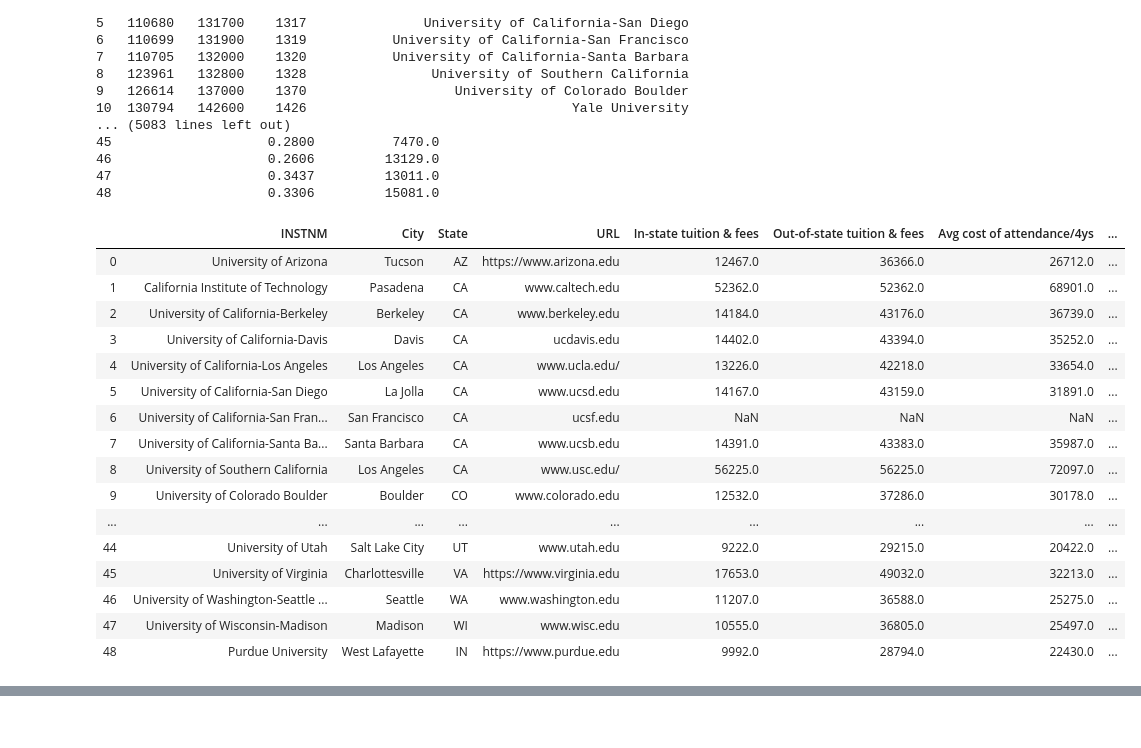
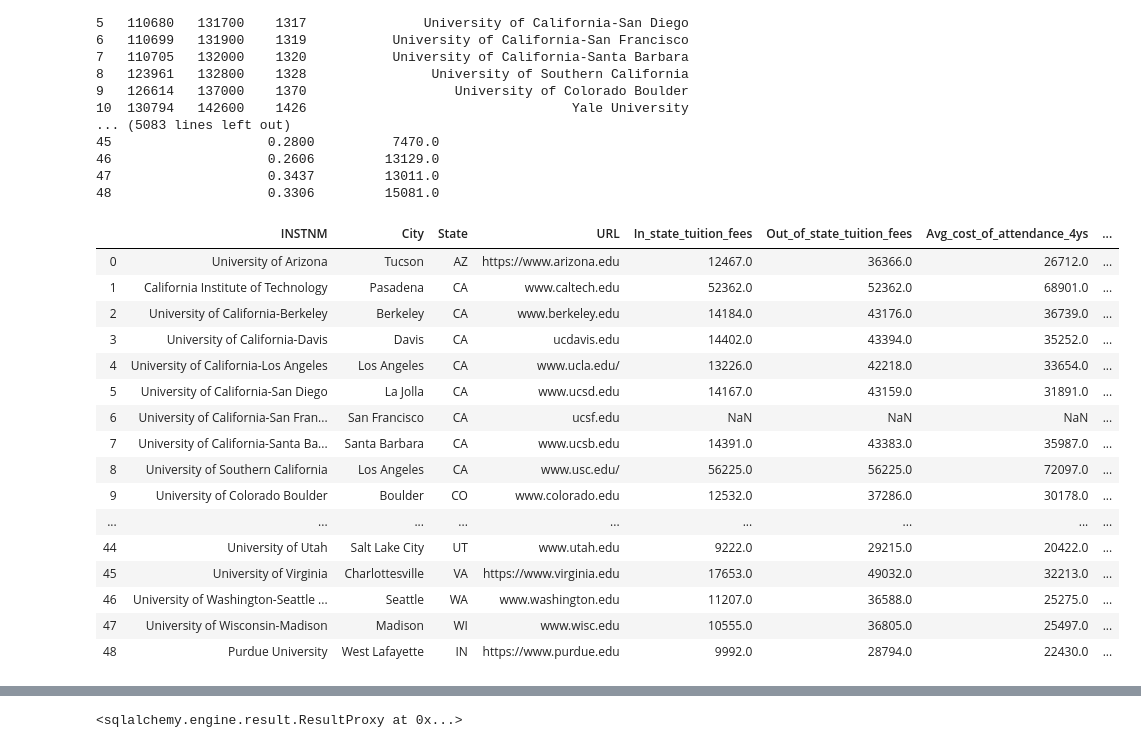
Before and after one commit to mitchklee35/Top-US-Universities-ETL, a Jupyter notebook: bigCSV_KW.ipynb, the cells around one changed output, grey strips where cells are left out. Saved outputs shown, nothing was run; the diff lists cells and outputs as text; code cells hidden in the pictures.

```diff
--- a/bigCSV_KW.ipynb
+++ b/bigCSV_KW.ipynb
@@ -64,33 +64,33 @@ UGDS_UNKN = bigColData_raw ['UGDS_UNKN']
 # %%
 bigColData_df = pd.DataFrame({'INSTNM':INSTNM,
                              'City':CITY,
                              'State':STABBR,
                              'URL':INSTURL,
-                              'In-state tuition & fees':TUITIONFEE_IN,
-                              'Out-of-state tuition & fees':TUITIONFEE_OUT,
-                              'Avg cost of attendance/4ys':COSTT4_A,
-                              '% FT Pell':FTFTPCTPELL,
-                              '% FT Stu Loan':FTFTPCTFLOAN,
-                              'Admission Rate':ADM_RATE_ALL,
-                              'Avg SAT score ':SAT_AVG_ALL,
-                              'Total undergrad enrollment':UGDS,
-                              'Undergrad ethnicity-white':UGDS_WHITE,
-                              'Undergrad ethnicity-black':UGDS_BLACK,
-                              'Undergrad ethnicity-hispanic':UGDS_HISP,
-                              'Undergrad ethnicity-asian':UGDS_ASIAN,
-                              'Undergrad ethnicity-American Indian':UGDS_AIAN,
-                              'Undergrad ethnicity-Native Hawaiian/Pacific Islander':UGDS_NHPI,
-                              'Undergrad ethnicity-':UGDS_2MOR,
-                              'Undergrad ethnicity-':UGDS_NRA,
+                              'In_state_tuition_fees':TUITIONFEE_IN,
+                              'Out_of_state_tuition_fees':TUITIONFEE_OUT,
+                              'Avg_cost_of_attendance_4ys':COSTT4_A,
+                              '_FT_Pell':FTFTPCTPELL,
+                              '_FT_Stu_Loan':FTFTPCTFLOAN,
+                              'Admission_Rate':ADM_RATE_ALL,
+                              'Avg_SAT_score ':SAT_AVG_ALL,
+                              'Total_undergrad_enrollment':UGDS,
+                              'Undergrad_ethnicity_white':UGDS_WHITE,
+                              'Undergrad_ethnicity_black':UGDS_BLACK,
+                              'Undergrad_ethnicity_hispanic':UGDS_HISP,
+                              'Undergrad_ethnicity_asian':UGDS_ASIAN,
+                              'Undergrad_ethnicity_American Indian':UGDS_AIAN,
+                              'Undergrad_ethnicity_Native_Hawaiian_Pacific_Islander':UGDS_NHPI,
+                              'Undergrad_ethnicity':UGDS_2MOR,
+                              'Undergrad_ethnicity':UGDS_NRA,
                               'UGDS_NRA':UGDS_NRA,
                               'UGDS_UNKN':UGDS_UNKN,
-                              'Undergrad enrollment, last 12 mo':UG12MN,
-                              'Grad enrollment, last 12 mo':G12MN,
+                              'Undergrad_enrollment_last_12_mo':UG12MN,
+                              'Grad_enrollment_last_12_mo':G12MN,
 })
 
 bigColData_df
 # %% [output]
-|  | INSTNM | City | State | URL | In-state tuition & fees | Out-of-state tuition & fees | Avg cost of attendance/4ys | ... |
+|  | INSTNM | City | State | URL | In_state_tuition_fees | Out_of_state_tuition_fees | Avg_cost_of_attendance_4ys | ... |
 | 0 | University of Arizona | Tucson | AZ | https://www.arizona.edu | 12467.0 | 36366.0 | 26712.0 | ... |
 | 1 | California Institute of Technology | Pasadena | CA | www.caltech.edu | 52362.0 | 52362.0 | 68901.0 | ... |
 | 2 | University of California-Berkeley | Berkeley | CA | www.berkeley.edu | 14184.0 | 43176.0 | 36739.0 | ... |
@@ -124,3 +124,40 @@ merge_table = pd.merge(bigColData_df, kagColData_raw, on="INSTNM")
 merge_table
 
 merge_table.to_csv(r'resources\Merged_College_data.csv', index = False)
+# %%
+import sqlalchemy
+from sqlalchemy import create_engine
+connection = engine.connect()
+from sqlalchemy.orm import Session
+
+engine = create_engine(f'postgresql://postgres:postgres@localhost:5432/Top_Universites')
+session = Session(bind=engine)
+# engine.execute("CREATE DATABASE Top_Universites")
+# engine.execute("USE Top_Universites")
+
+engine.execute('DROP TABLE Top_Unis')
+
+ # engine.execute('\
+# CREATE TABLE Top_Unis \
+#                   (Name VARCHAR(50),\
+#                   City VARCHAR(50),\
+#                   State VARCHAR(50),\
+#                   Out_of_state_tuition_fees VARCHAR(50),\
+#                   Admission_Rate VARCHAR(50),\
+#                   Avg_SAT_score VARCHAR(50),\
+#                   Total_undergrad_enrollment VARCHAR(50),\
+#                   world_rank INT,\
+#                   country VARCHAR(50),\
+#                   national_rank INT,\
+#                   quality_of_education INT,\
+#                   alumni_employment INT,\
+#                   quality_of_faculty INT,\
+#                   publications INT,\
+#                   influence INT,\
+#                   citations INT,\
+#                   broad_impact INT,\
+#                   patents INT,\
+#                   score INT,\
+#                   year INT)')
+# %% [output]
+<sqlalchemy.engine.result.ResultProxy at 0x...>
```
Also changed, not shown: parts of 1 cell of this notebook, 1 other file.
